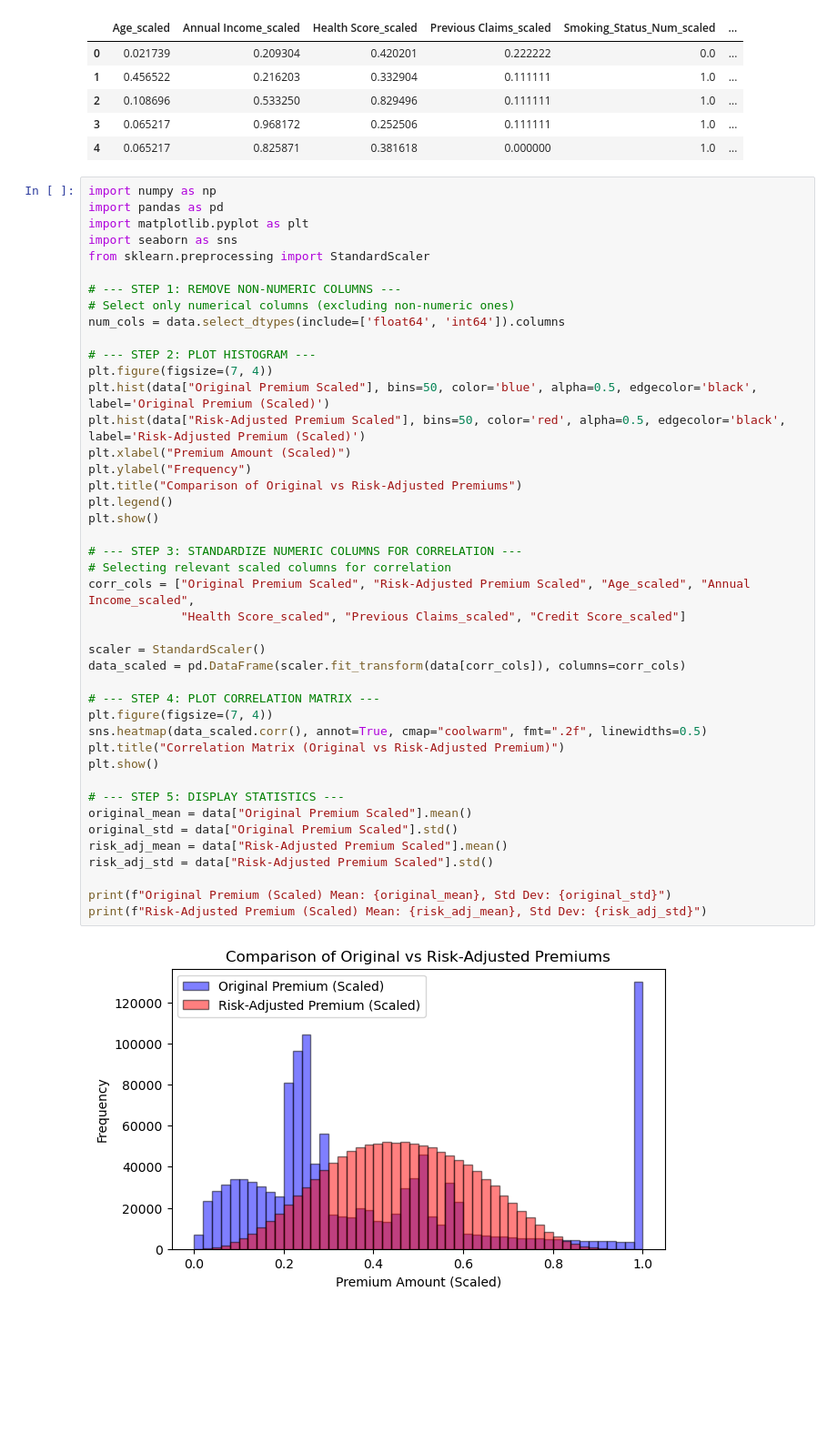
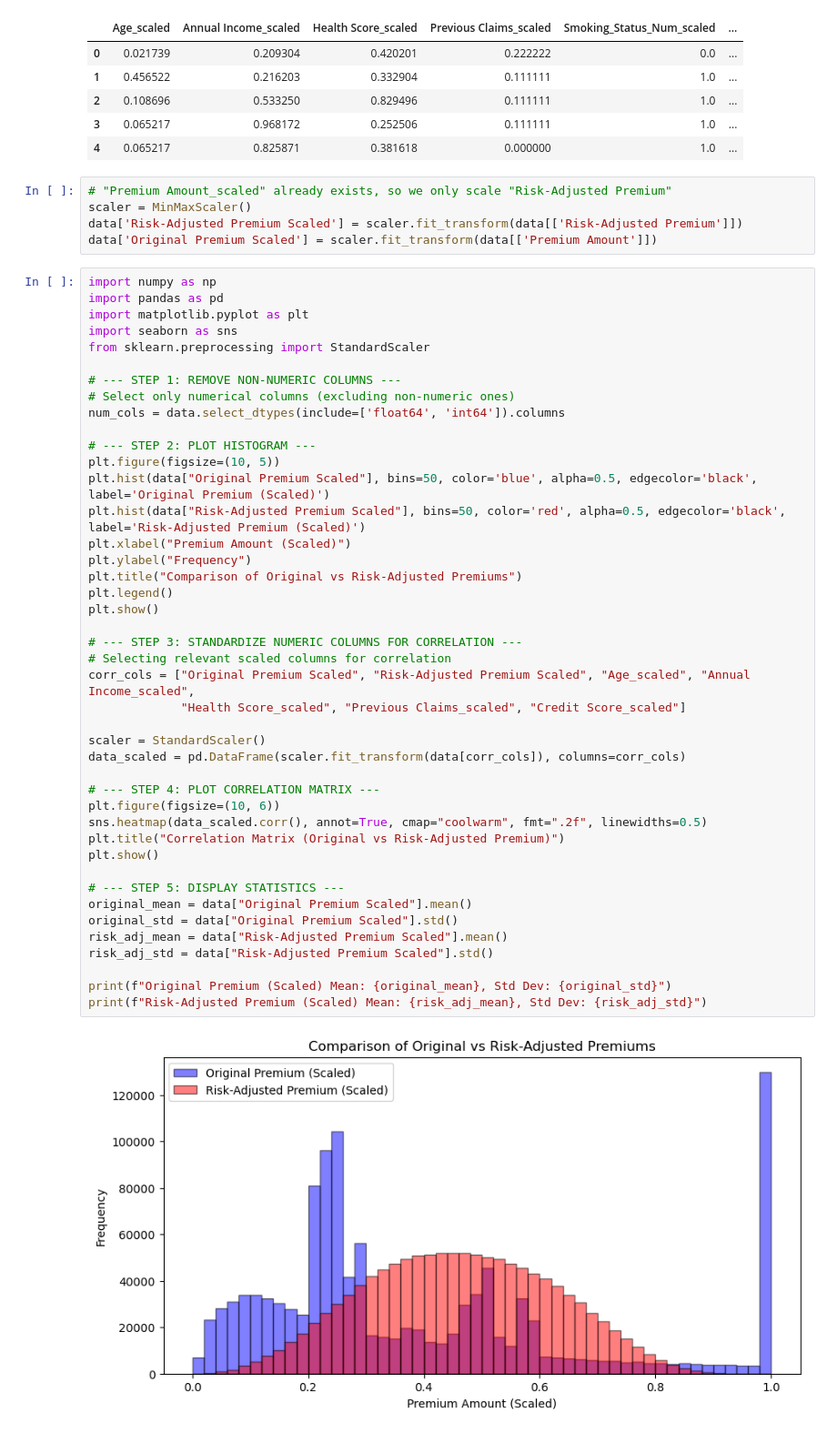
Before and after one commit to ra1croft/Acko_Insurance_Analysis, a Jupyter notebook: Acko_Insurance_Data.ipynb, the cells around one changed output. Shown: that part at 91% size. Drawn from its saved outputs; the diff is of its cells as text; blank space fills up the shorter version.

```diff
--- a/Acko_Insurance_Data.ipynb
+++ b/Acko_Insurance_Data.ipynb
@@ -611,6 +611,11 @@ data[["Age_scaled", "Annual Income_scaled", "Health Score_scaled", "Previous Cla
 | 2 | 0.108696 | 0.533250 | 0.829496 | 0.111111 | 1.0 | ... |
 | 3 | 0.065217 | 0.968172 | 0.252506 | 0.111111 | 1.0 | ... |
 | 4 | 0.065217 | 0.825871 | 0.381618 | 0.000000 | 1.0 | ... |
+# %%
+# "Premium Amount_scaled" already exists, so we only scale "Risk-Adjusted Premium"
+scaler = MinMaxScaler()
+data['Risk-Adjusted Premium Scaled'] = scaler.fit_transform(data[['Risk-Adjusted Premium']])
+data['Original Premium Scaled'] = scaler.fit_transform(data[['Premium Amount']])
 # %%
 import numpy as np
 import pandas as pd
@@ -623,36 +628,36 @@ from sklearn.preprocessing import StandardScaler
 num_cols = data.select_dtypes(include=['float64', 'int64']).columns
 
 # --- STEP 2: PLOT HISTOGRAM ---
-plt.figure(figsize=(7, 4))
+plt.figure(figsize=(10, 5))
 plt.hist(data["Original Premium Scaled"], bins=50, color='blue', alpha=0.5, edgecolor='black', label='Original Premium (Scaled)')
 plt.hist(data["Risk-Adjusted Premium Scaled"], bins=50, color='red', alpha=0.5, edgecolor='black', label='Risk-Adjusted Premium (Scaled)')
 plt.xlabel("Premium Amount (Scaled)")
 plt.ylabel("Frequency")
 plt.title("Comparison of Original vs Risk-Adjusted Premiums")
 plt.legend()
 plt.show()
 
 # --- STEP 3: STANDARDIZE NUMERIC COLUMNS FOR CORRELATION ---
 # Selecting relevant scaled columns for correlation
 corr_cols = ["Original Premium Scaled", "Risk-Adjusted Premium Scaled", "Age_scaled", "Annual Income_scaled",
              "Health Score_scaled", "Previous Claims_scaled", "Credit Score_scaled"]
 
 scaler = StandardScaler()
 data_scaled = pd.DataFrame(scaler.fit_transform(data[corr_cols]), columns=corr_cols)
 
 # --- STEP 4: PLOT CORRELATION MATRIX ---
-plt.figure(figsize=(7, 4))
+plt.figure(figsize=(10, 6))
 sns.heatmap(data_scaled.corr(), annot=True, cmap="coolwarm", fmt=".2f", linewidths=0.5)
 plt.title("Correlation Matrix (Original vs Risk-Adjusted Premium)")
 plt.show()
 
 # --- STEP 5: DISPLAY STATISTICS ---
 original_mean = data["Original Premium Scaled"].mean()
 original_std = data["Original Premium Scaled"].std()
 risk_adj_mean = data["Risk-Adjusted Premium Scaled"].mean()
 risk_adj_std = data["Risk-Adjusted Premium Scaled"].std()
 
 print(f"Original Premium (Scaled) Mean: {original_mean}, Std Dev: {original_std}")
 print(f"Risk-Adjusted Premium (Scaled) Mean: {risk_adj_mean}, Std Dev: {risk_adj_std}")
 # %% [output]
-[figure, old version]
+[figure, new version]
```
Also changed, not shown: parts of 3 cells of this notebook.
